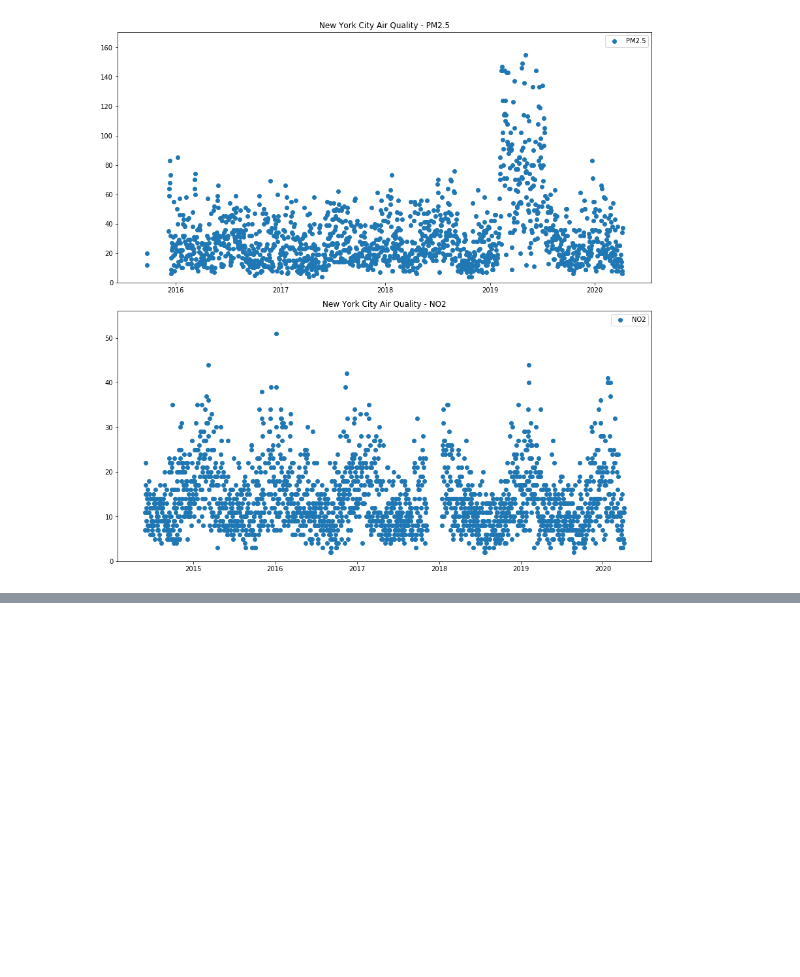
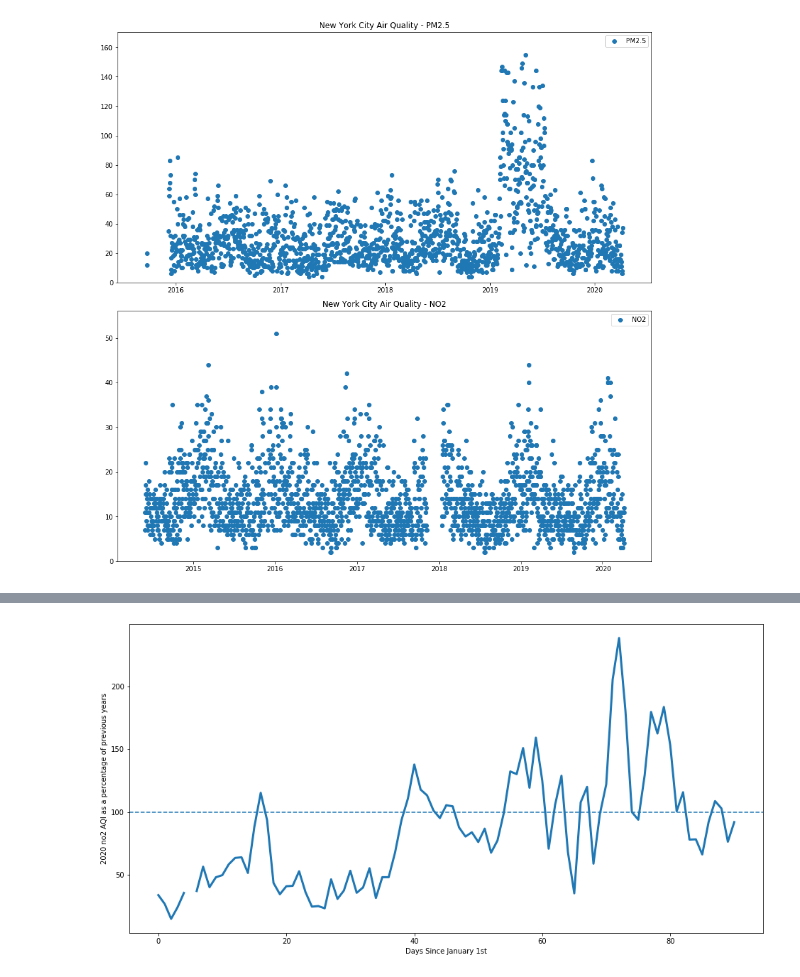
Before and after one commit to taylorjbritt/capstone1, a Jupyter notebook: notebooks/multicity.ipynb, the cells around one changed output, grey strips where cells are left out. Drawn from its saved outputs; the diff is of its cells as text; code cells hidden in the pictures; blank space fills up the shorter version.

```diff
--- a/notebooks/multicity.ipynb
+++ b/notebooks/multicity.ipynb
@@ -53,0 +227,19 @@ plot_concentrations(nyc, 'New York City')
+# %%
+def get_2020_values_as_percent(filename):
+    df = unpickle(filename)
+    # add column for year and days into a given year
+    df['year'] = df['date'].dt.year
+    df['day_of_year'] = df['date'].dt.dayofyear
+    # split into dataframes for 2020 and for all previous years
+    dfprev = df[df['year'] < 2020].sort_values('day_of_year')
+    df2020 = df[df['year'] == 2020].sort_values('day_of_year')
+    # create a new dataframe with the means of values by day of the previous years
+    dfdays = dfprev.groupby('day_of_year').mean()
+    dfdays = dfdays.sort_values('day_of_year')
+    dfdays['no2_2020'] = df2020['no2']
+    dfdays['pm25_2020'] = df2020['pm25']
+    dfdays['no2%'] = dfdays['no2_2020']/dfdays['no2']
+    dfdays['pm25%'] = dfdays['pm25_2020']/dfdays['pm25']
+    dfdays.drop(['year'], axis = 1)
+    dfq1 = dfdays[0:91].drop('year', axis=1)
+    return dfq1
@@ -53,0 +263,14 @@ plot_concentrations(nyc, 'New York City')
+# %%
+def plot_2020_as_percent(filename, substance = 'no2'):
+    df = get_2020_values_as_percent(filename)
+    fig, ax = plt.subplots(figsize=(16,8))
+    x = np.arange(0, len(df))
+    y = (df[substance+'%'])*100
+    ax.plot(x, y, linewidth = 3)
+    ax.set_xlabel('Days Since January 1st')
+    ax.set_ylabel('2020 '+substance+' AQI as a percentage of previous years')
+    ax.axhline(100, ls='--')
+# %%
+plot_2020_as_percent('madrid', 'no2')
+# %% [output]
+[figure, added]
```
Also changed, not shown: parts of 37 cells of this notebook, 11 other files.
